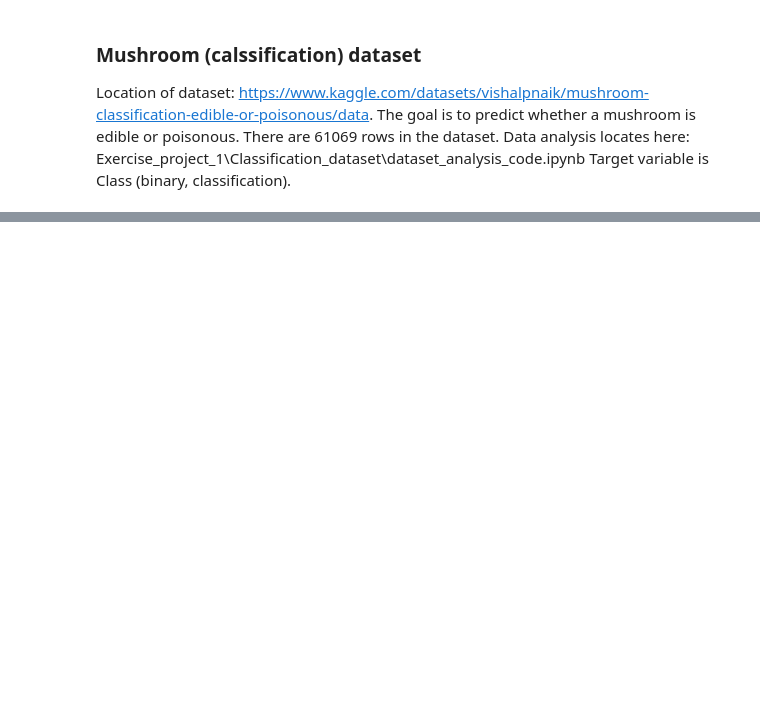
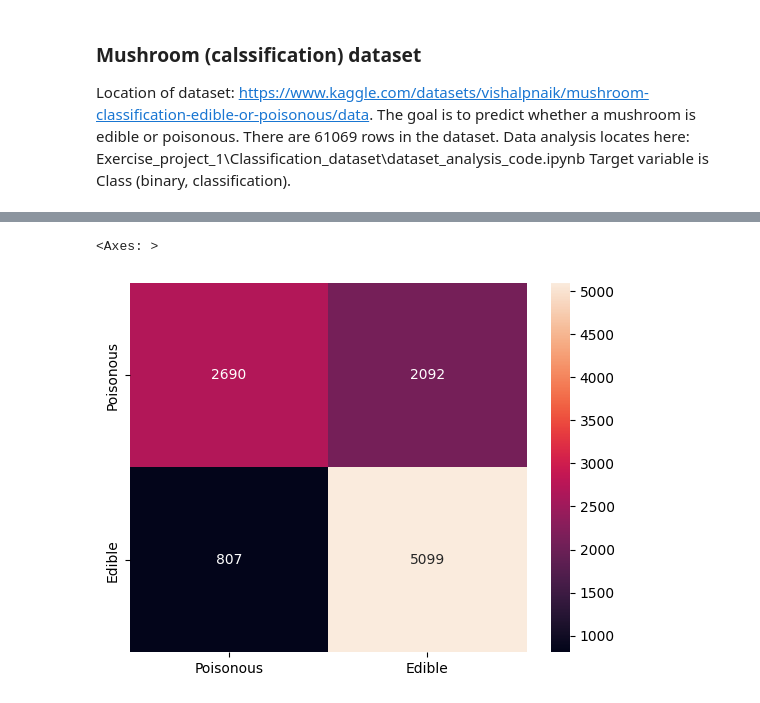
Before and after one commit to RovSveta/DeepLearning2025, a Jupyter notebook: Exercise_project_2/ANN _classification_2.ipynb, the cells around one changed output, grey strips where cells are left out. Saved outputs shown, nothing was run; the diff lists cells and outputs as text; code cells hidden in the pictures; blank space fills up the shorter version.

```diff
--- a/Exercise_project_2/ANN _classification_2.ipynb
+++ b/Exercise_project_2/ANN _classification_2.ipynb
@@ -419,0 +160,8 @@ KeyError: "['class'] not found in axis"
+# %%
+# get predictions and convert with argmax() to get categories
+# instead of raw probabilities
+test_predictions = model.predict(X_test)
+test_predictions = np.argmax(test_predictions, axis=1)
+
+# convert also y_test_encoded -values with argmax to get class indices
+y_test_decoded = np.argmax(y_test_encoded, axis=1)
@@ -419,0 +170,10 @@ KeyError: "['class'] not found in axis"
+# %%
+# Define categories
+categories = ['Poisonous', 'Edible']
+
+# confusion matrix
+sns.heatmap(confusion_matrix(y_test_decoded, test_predictions), annot=True, fmt='g',
+            xticklabels=categories, yticklabels=categories)
+# %% [output]
+<Axes: >
+[figure, added]
```
Also changed, not shown: parts of 46 cells of this notebook, 1 other file.
